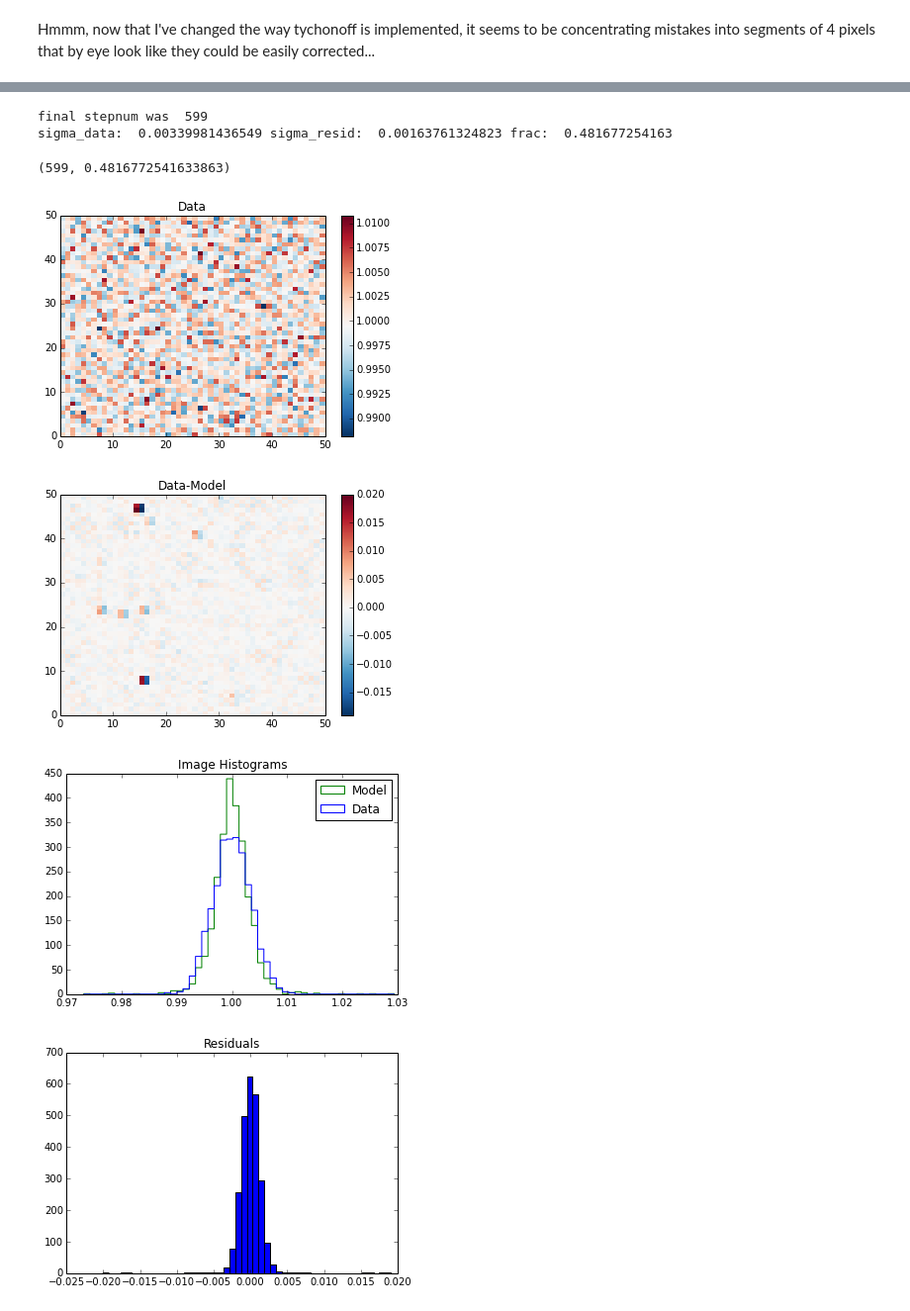
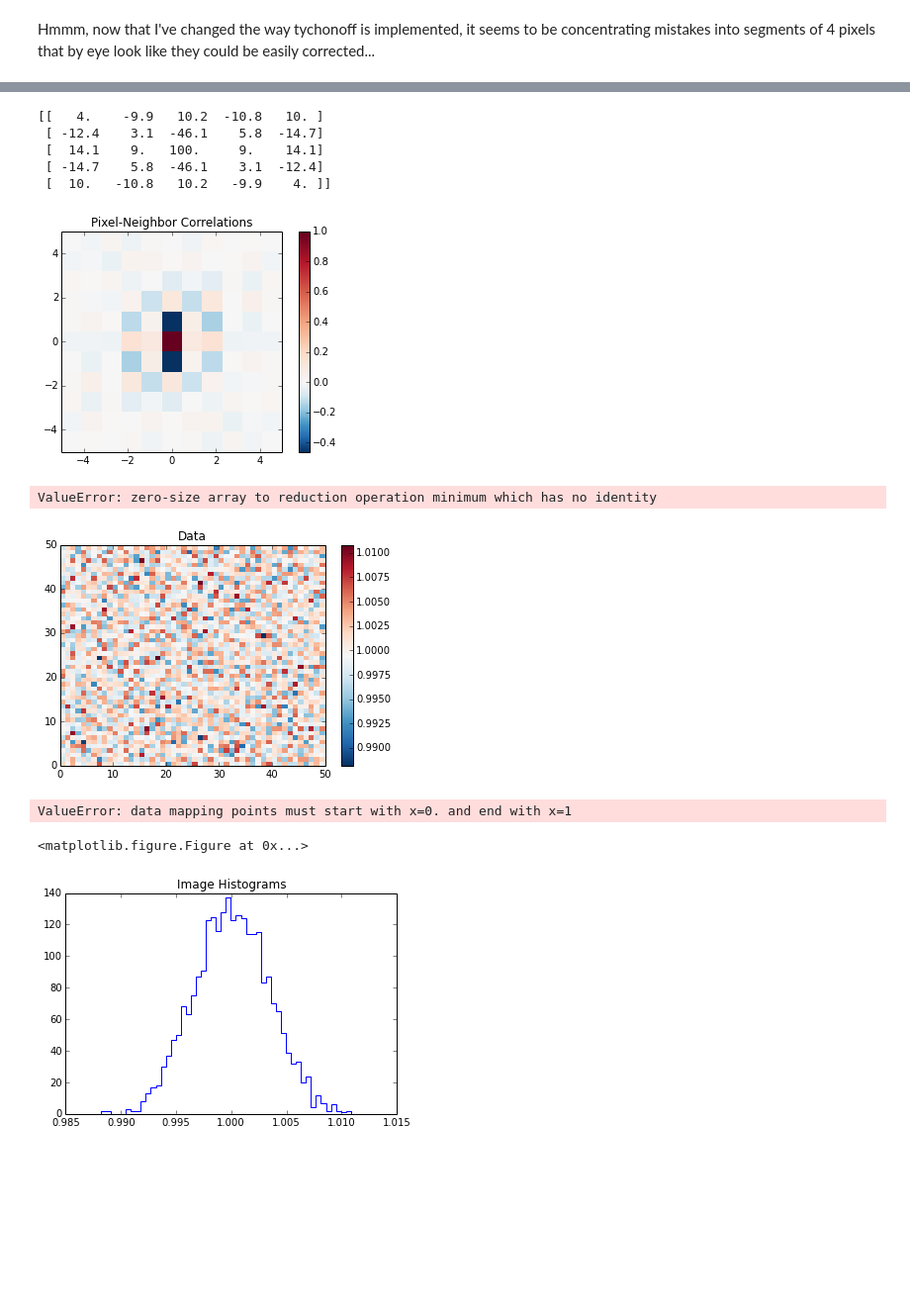
Before and after one commit to cpadavis/weak_sauce, a Jupyter notebook: notebooks/testing_tychonoff.ipynb, the cells around one changed output, grey strips where cells are left out. Shown: that part at 99% size. Drawn from its saved outputs; the diff is of its cells as text; code cells hidden in the pictures; blank space fills up the shorter version.

```diff
--- a/notebooks/testing_tychonoff.ipynb
+++ b/notebooks/testing_tychonoff.ipynb
@@ -64,7 +64,8 @@ def doTest(max_steps,tycho_param):
     np.std(data_mg.source.fluxes - data_rel_flux_map), 'frac: ',\
     np.std(data_mg.source.fluxes - data_rel_flux_map)/np.std(data_rel_flux_map)
     #plt.close('all')
-    return stepnum, np.std(data_mg.source.fluxes - data_rel_flux_map)/np.std(data_rel_flux_map)
+    #return stepnum, np.std(data_mg.source.fluxes - data_rel_flux_map)/np.std(data_rel_flux_map)
+    return data_mg.source.fluxes
 # %% [markdown]
 So at this point, the Tychonoff regularization is cutting us off too early. The residual pattern is featureless, but the likelihood break condition is triggered after only 45 steps...
 Time to mess around with the regularization parameter!
@@ -113,10 +123,18 @@ Hmmm, now that I've changed the way tychonoff is implemented, it seems to be con
+# %%
+from weak_sauce.data_tools import makeCorr
+_ = makeCorr(test-data_rel_flux_map)
+# %% [output]
+[[   4.    -9.9   10.2  -10.8   10. ]
+ [ -12.4    3.1  -46.1    5.8  -14.7]
+ [  14.1    9.   100.     9.    14.1]
+ [ -14.7    5.8  -46.1    3.1  -12.4]
+ [  10.   -10.8   10.2   -9.9    4. ]]
+[figure, added]
 # %%
-doTest(600,.025)
+doTest(1000,.025)
 # %% [output]
-final stepnum was  599
-sigma_data:  0.00339981436549 sigma_resid:  0.00163761324823 frac:  0.481677254163
+ValueError: zero-size array to reduction operation minimum which has no identity
+[figure]
-(599, 0.4816772541633863)
+ValueError: data mapping points must start with x=0. and end with x=1
-[figure]
+<matplotlib.figure.Figure at 0x...>
-[figure, old version]
+[figure, new version]
-[figure, removed]
-[figure, removed]
```
Also changed, not shown: parts of 2 cells of this notebook.
